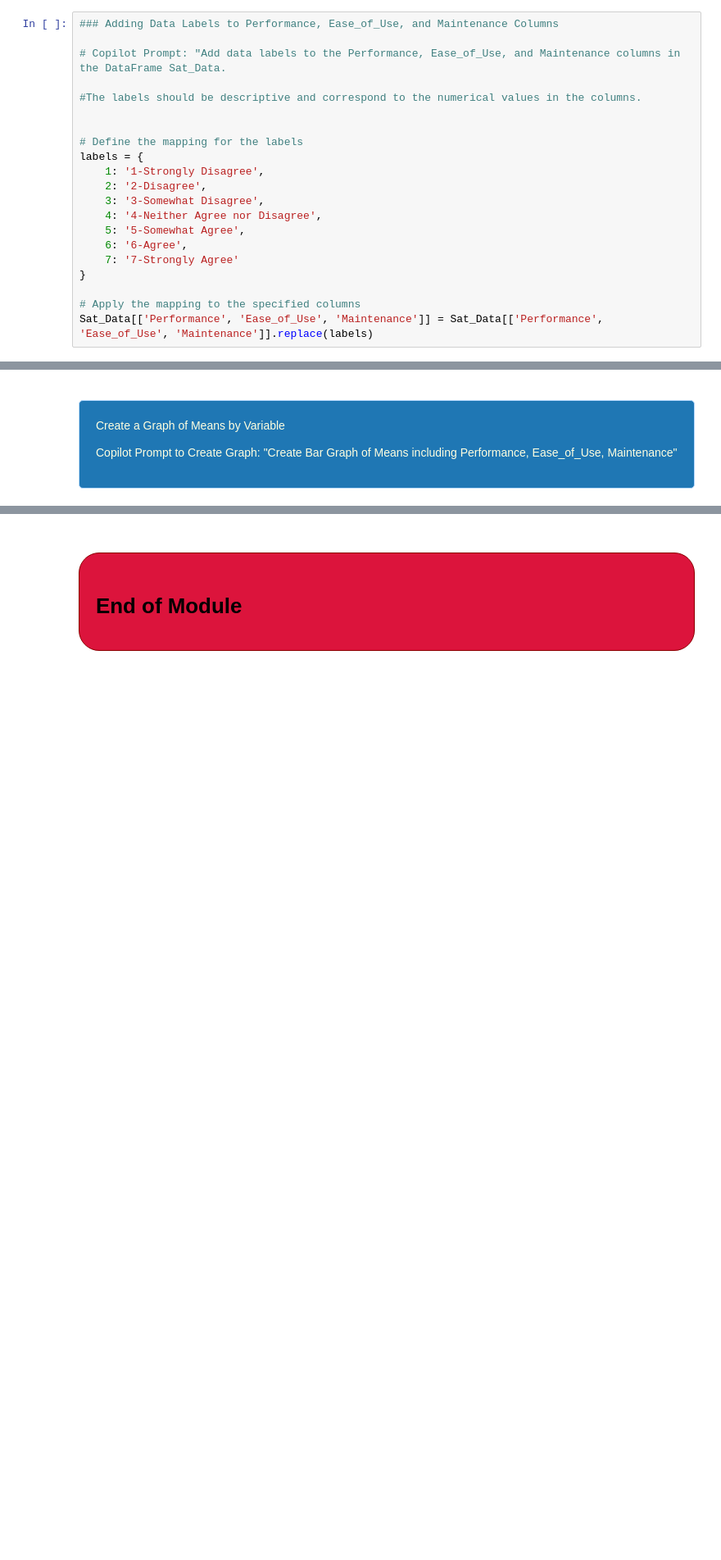
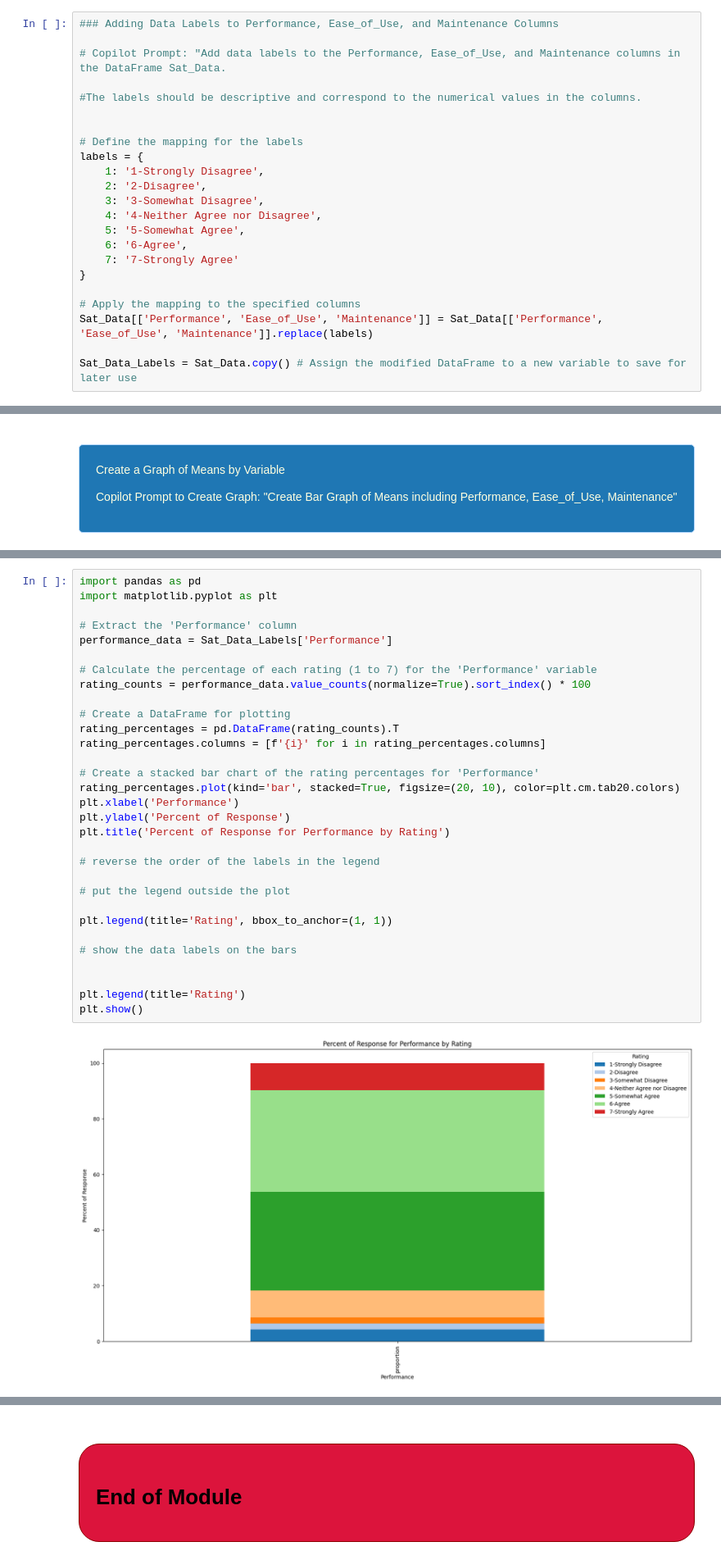
Before and after one commit to rgregs60/Python-Fall-2024-Notebooks, a Jupyter notebook: In Class Demos/Python Demo #8 - Python Homework 2.ipynb, the cells around one changed output, grey strips where cells are left out. Shown at 82% size. Drawn from its saved outputs; the diff is of its cells as text; blank space fills up the shorter version.

```diff
--- a/In Class Demos/Python Demo #8 - Python Homework 2.ipynb
+++ b/In Class Demos/Python Demo #8 - Python Homework 2.ipynb
@@ -212,6 +217,8 @@ labels = {
 
 # Apply the mapping to the specified columns
 Sat_Data[['Performance', 'Ease_of_Use', 'Maintenance']] = Sat_Data[['Performance', 'Ease_of_Use', 'Maintenance']].replace(labels)
+
+Sat_Data_Labels = Sat_Data.copy() # Assign the modified DataFrame to a new variable to save for later use
 # %% [markdown]
 <div style="background-color: #1f77b4; color: #FFFFE0; padding: 20px; border-radius: 5px; margin-top: 20px; border: 1px solid #b8daff;">
 <p>Create a Frequency Table for all the variables<p>
@@ -2565,0 +396,33 @@ Categorical variables:
+# %%
+import pandas as pd
+import matplotlib.pyplot as plt
+
+# Extract the 'Performance' column
+performance_data = Sat_Data_Labels['Performance']
+
+# Calculate the percentage of each rating (1 to 7) for the 'Performance' variable
+rating_counts = performance_data.value_counts(normalize=True).sort_index() * 100
+
+# Create a DataFrame for plotting
+rating_percentages = pd.DataFrame(rating_counts).T
+rating_percentages.columns = [f'{i}' for i in rating_percentages.columns]
+
+# Create a stacked bar chart of the rating percentages for 'Performance'
+rating_percentages.plot(kind='bar', stacked=True, figsize=(20, 10), color=plt.cm.tab20.colors)
+plt.xlabel('Performance')
+plt.ylabel('Percent of Response')
+plt.title('Percent of Response for Performance by Rating')
+
+# reverse the order of the labels in the legend
+
+# put the legend outside the plot
+
+plt.legend(title='Rating', bbox_to_anchor=(1, 1))
+
+# show the data labels on the bars
+
+
+plt.legend(title='Rating')
+plt.show()
+# %% [output]
+[figure, added]
```
Also changed, not shown: parts of 136 cells of this notebook.
